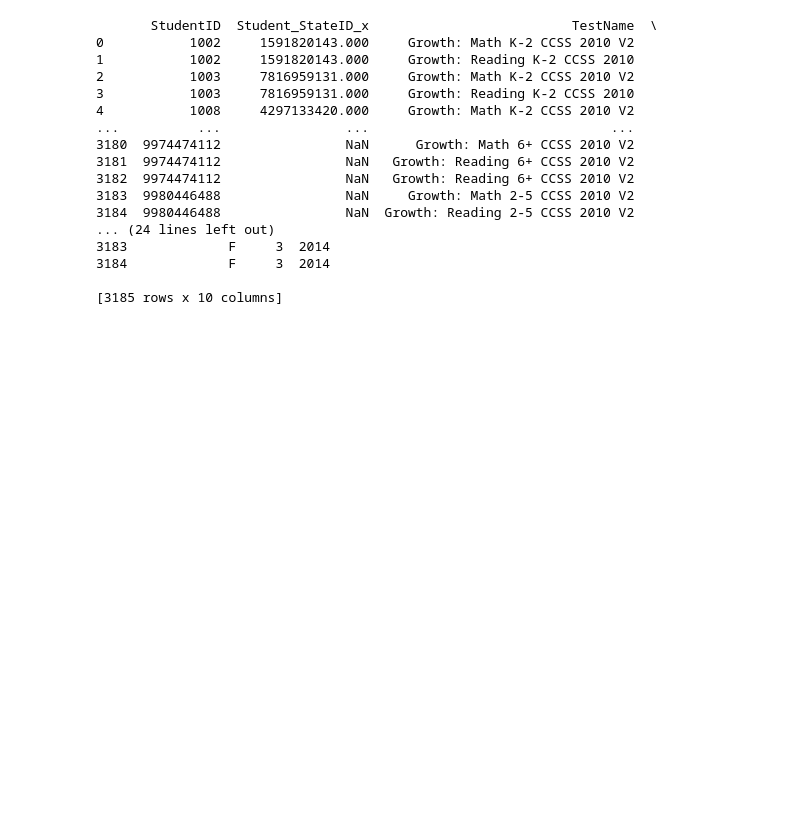
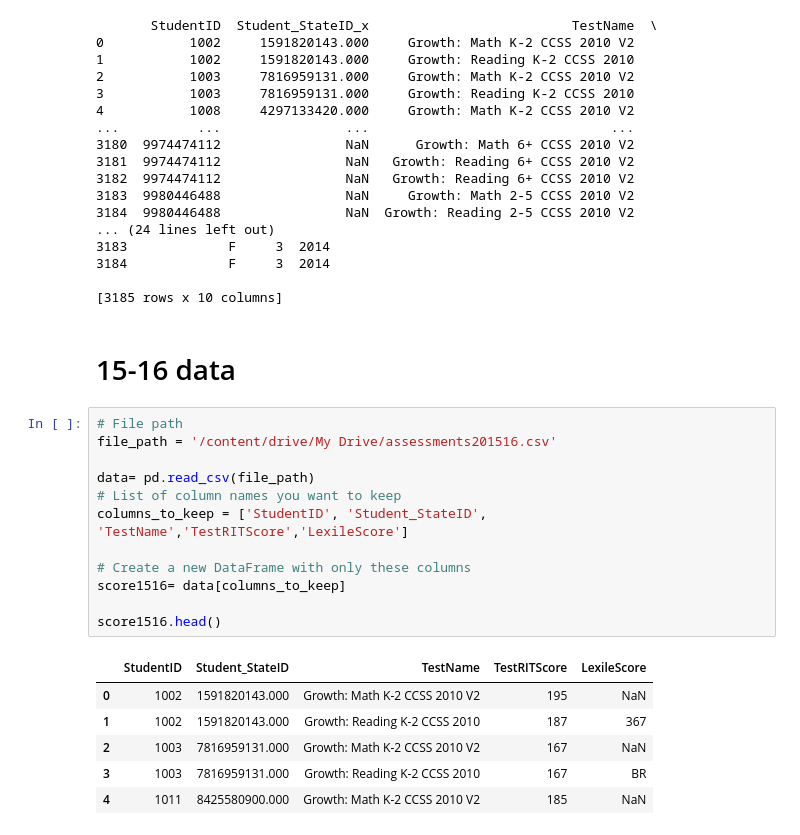
Before and after one commit to worldterminator/mess, a Jupyter notebook: leap.ipynb, the cells around one changed output. Saved outputs shown, nothing was run; the diff lists cells and outputs as text; blank space fills up the shorter version.

```diff
--- a/leap.ipynb
+++ b/leap.ipynb
@@ -257,3 +257,24 @@ print(merged14)
 3184             F     3  2014
 
 [3185 rows x 10 columns]
+# %% [markdown]
+# 15-16 data
+# %%
+# File path
+file_path = '/content/drive/My Drive/assessments201516.csv'
+
+data= pd.read_csv(file_path)
+# List of column names you want to keep
+columns_to_keep = ['StudentID', 'Student_StateID', 'TestName','TestRITScore','LexileScore']
+
+# Create a new DataFrame with only these columns
+score1516= data[columns_to_keep]
+
+score1516.head()
+# %% [output]
+|  | StudentID | Student_StateID | TestName | TestRITScore | LexileScore |
+| 0 | 1002 | 1591820143.000 | Growth: Math K-2 CCSS 2010 V2 | 195 | NaN |
+| 1 | 1002 | 1591820143.000 | Growth: Reading K-2 CCSS 2010 | 187 | 367 |
+| 2 | 1003 | 7816959131.000 | Growth: Math K-2 CCSS 2010 V2 | 167 | NaN |
+| 3 | 1003 | 7816959131.000 | Growth: Reading K-2 CCSS 2010 | 167 | BR |
+| 4 | 1011 | 8425580900.000 | Growth: Math K-2 CCSS 2010 V2 | 185 | NaN |
```
Also changed, not shown: parts of 3 cells of this notebook.
